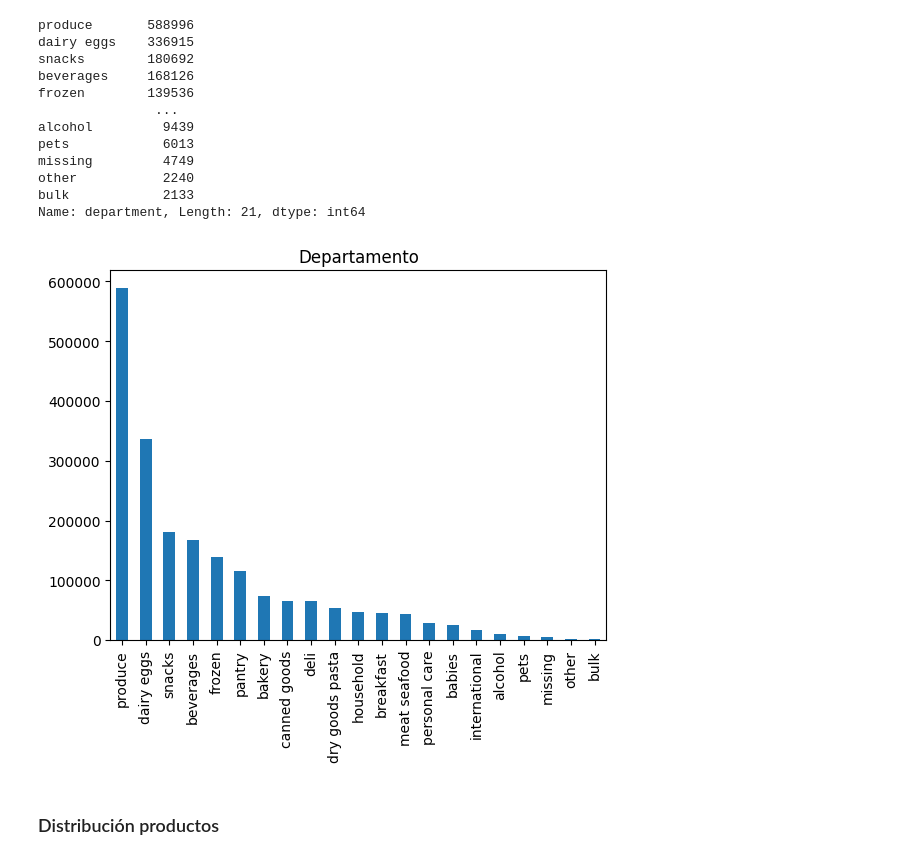
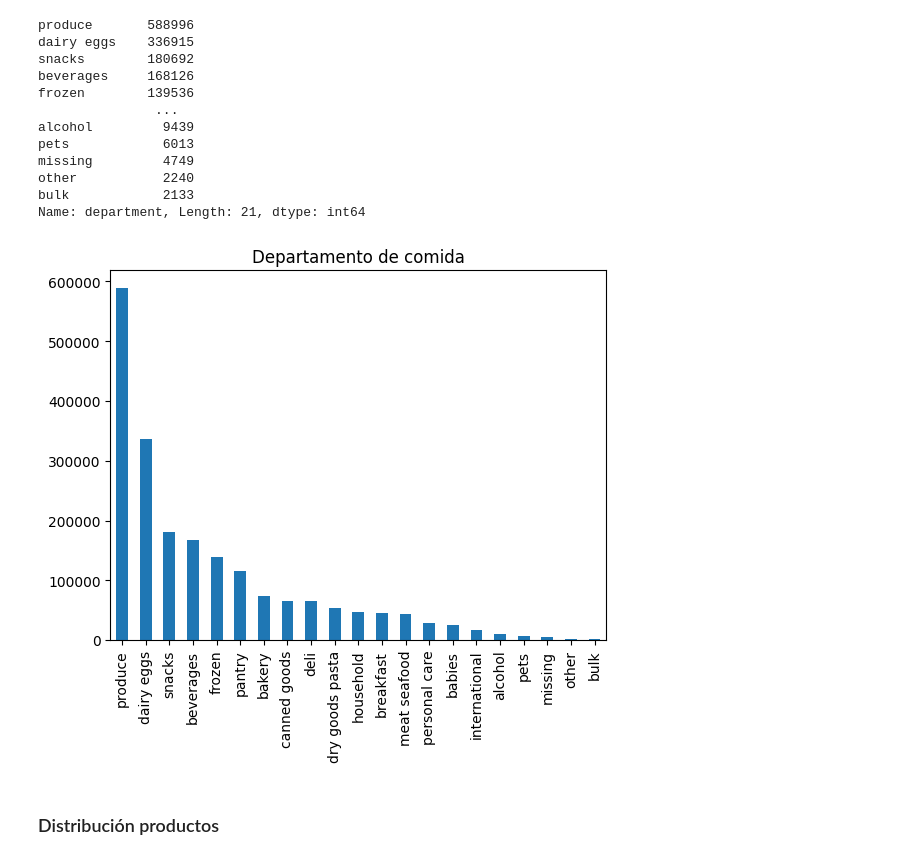
Before and after one commit to SciAndres/ETLmarketing, a Jupyter notebook: LeerDatos.ipynb, the cells around one changed output. Drawn from its saved outputs; the diff is of its cells as text; code cells hidden in the pictures.

```diff
--- a/LeerDatos.ipynb
+++ b/LeerDatos.ipynb
@@ -132,7 +132,7 @@ memory usage: 221.5 MB
 # %%
 # Cambiar el tipo de dato en order_down para poder realizar un analis mas exacto
 dias_semana = { 'order_dow':[0,1,2,3,4,5,6]
-               ,'dia_semana':["lunes", "martes", "miercoles", "jueves", "vie", "sab", "dom"]}
+               ,'dia_semana':["lunes", "martes", "miercoles", "jueves", "Viernes", "Sabado", "Domingo"]}
 pd_dias = pd.DataFrame(dias_semana)
 # %%
 pd_dias
@@ -238,9 +238,9 @@ other           2240
 bulk            2133
 Name: department, Length: 21, dtype: int64
 # %%
-plot = df_colums['department'].value_counts().plot(kind='bar', title='Departamento')
+plot = df_colums['department'].value_counts().plot(kind='bar', title='Departamento de comida')
 # %% [output]
-[figure, old version]
+[figure, new version]
 # %% [markdown]
 ### Distribución productos
 # %%
```
Also changed, not shown: parts of 3 cells of this notebook.
